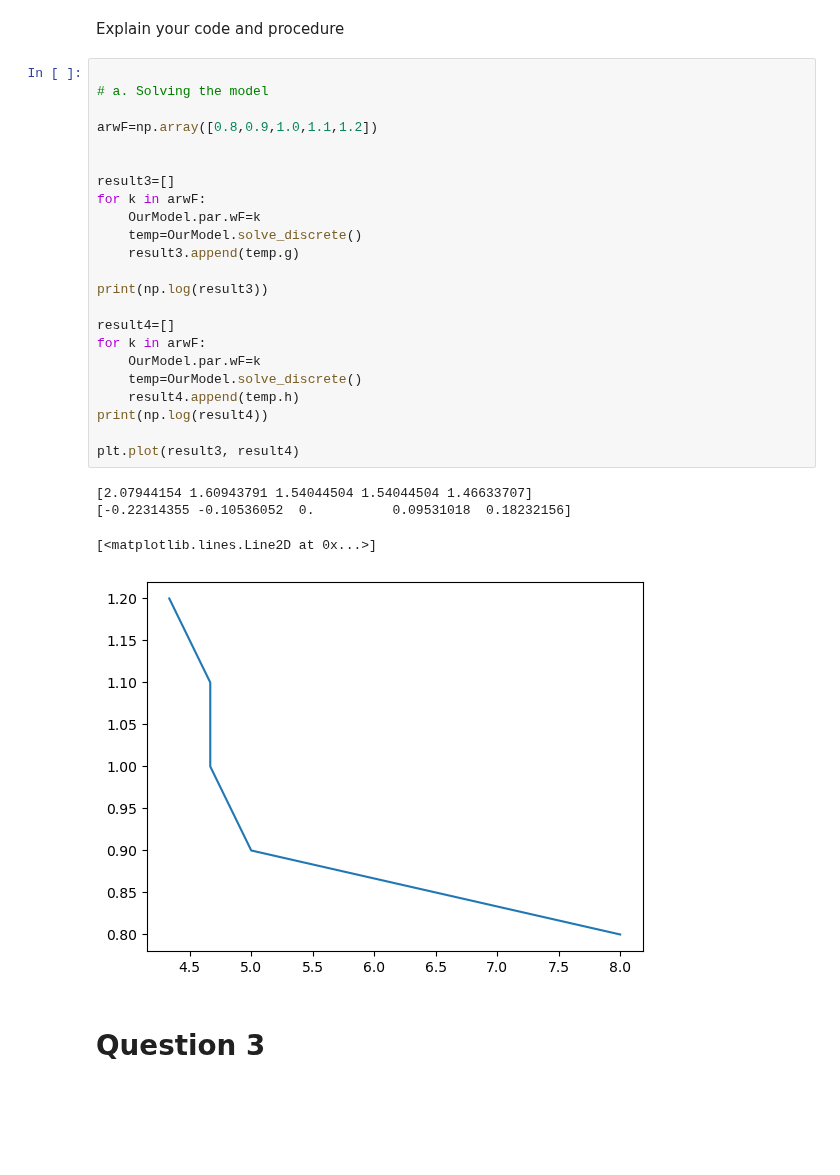
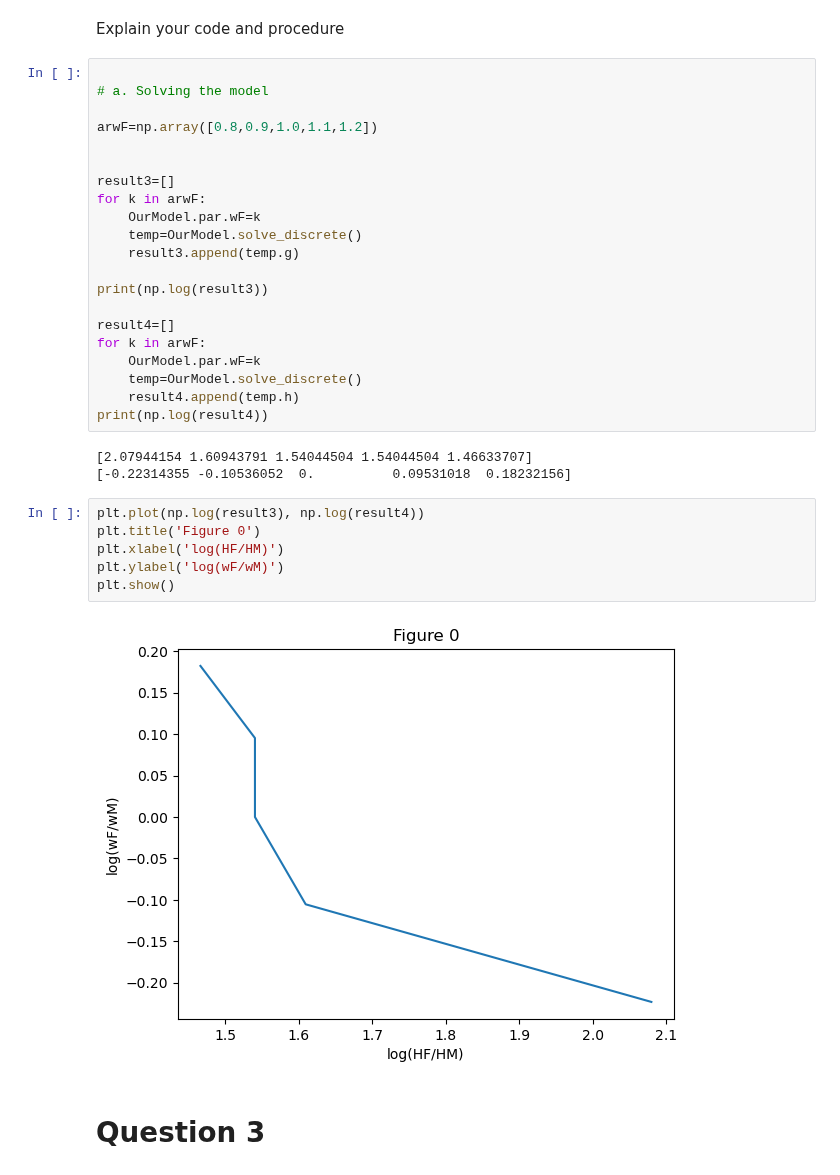
Before and after one commit to NumEconCopenhagen/projects-2023-bulen, a Jupyter notebook: inauguralproject/inauguralproject.ipynb, the cells around one changed output. Saved outputs shown, nothing was run; the diff lists cells and outputs as text; blank space fills up the shorter version.

```diff
--- a/inauguralproject/inauguralproject.ipynb
+++ b/inauguralproject/inauguralproject.ipynb
@@ -101,13 +101,17 @@ for k in arwF:
     temp=OurModel.solve_discrete()
     result4.append(temp.h)
 print(np.log(result4))
-
-plt.plot(result3, result4)
 # %% [output]
 [2.07944154 1.60943791 1.54044504 1.54044504 1.46633707]
 [-0.22314355 -0.10536052  0.          0.09531018  0.18232156]
-[<matplotlib.lines.Line2D at 0x...>]
-[figure, removed]
+# %%
+plt.plot(np.log(result3), np.log(result4))
+plt.title('Figure 0')
+plt.xlabel('log(HF/HM)')
+plt.ylabel('log(wF/wM)')
+plt.show()
+# %% [output]
+[figure, added]
 # %% [markdown]
 # Question 3
 # %% [markdown]
```
Also changed, not shown: parts of 1 cell of this notebook, 4 other files.
